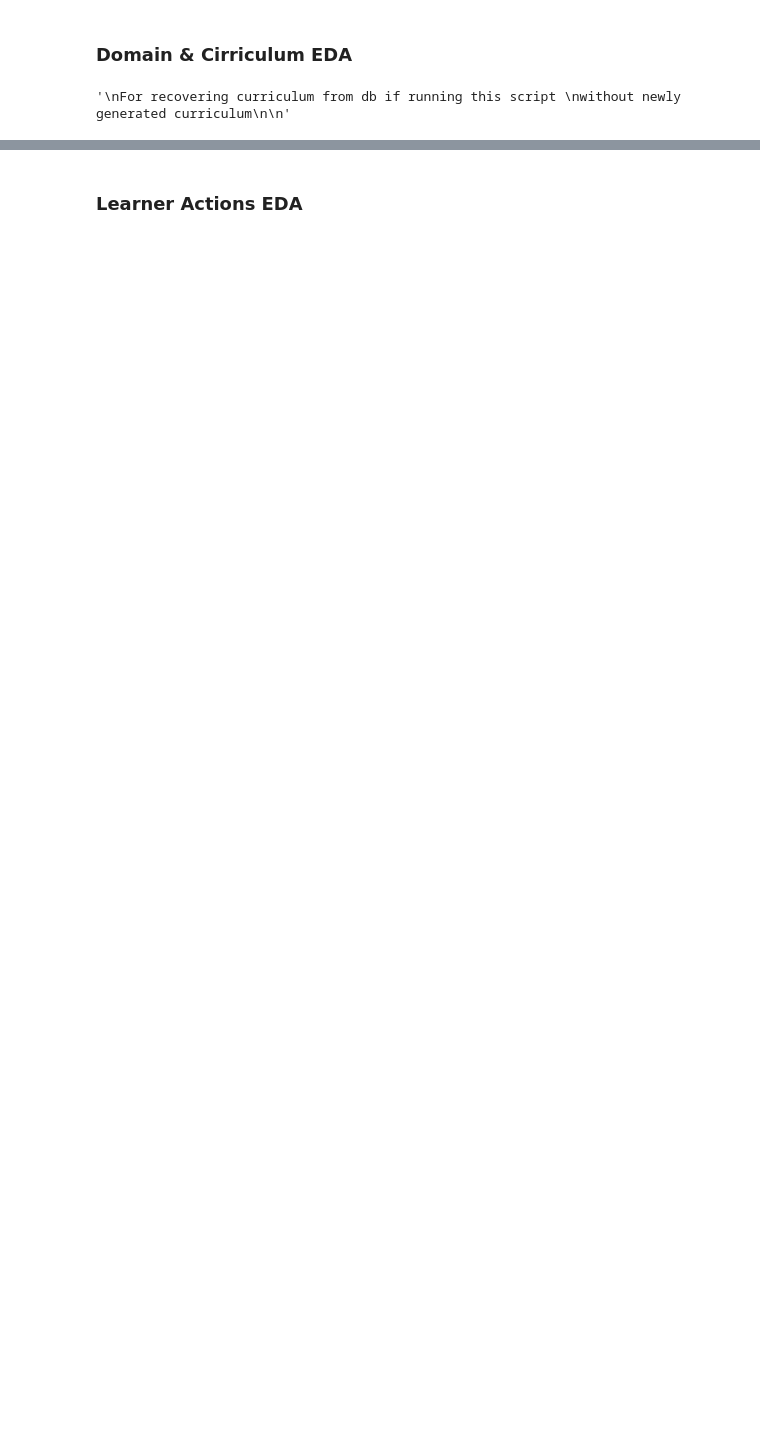
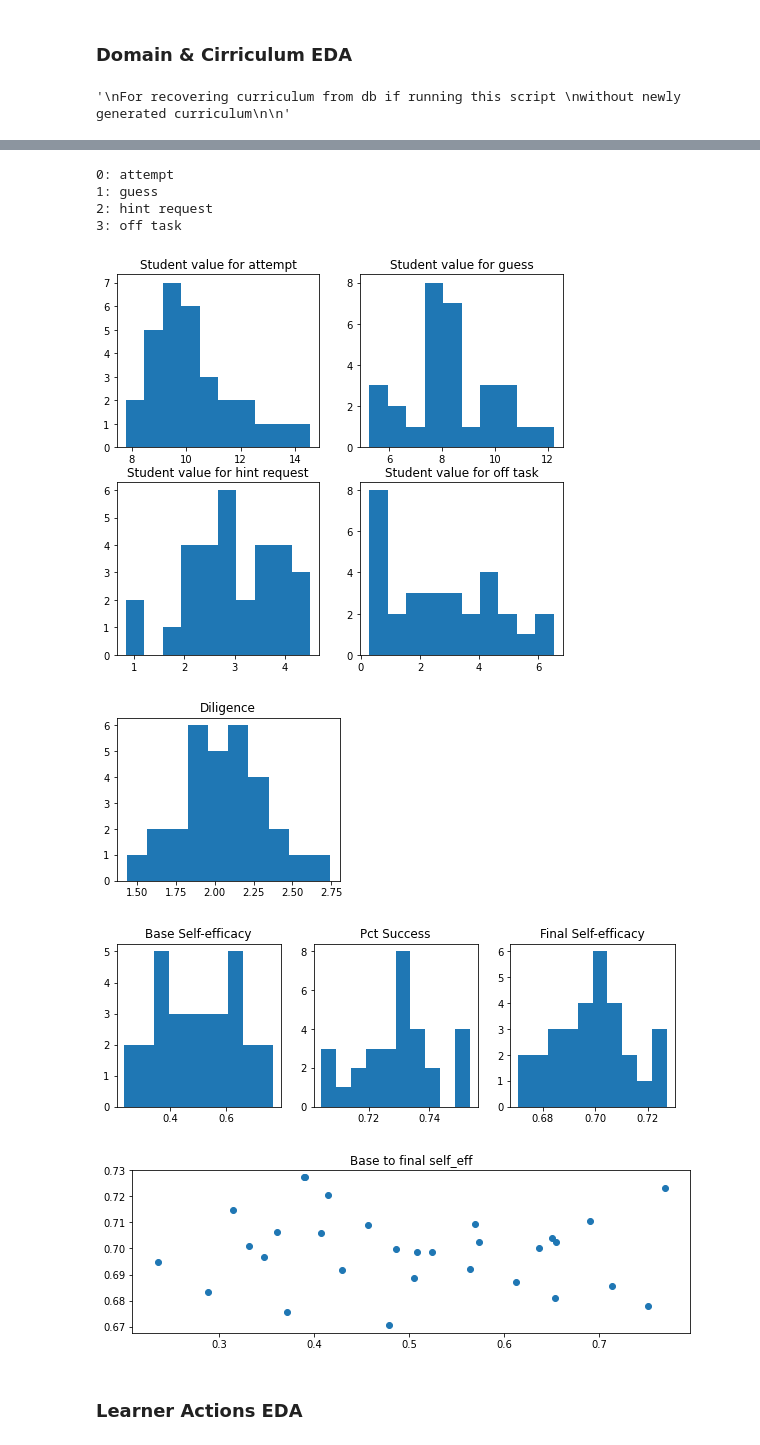
Before and after one commit to stevencdang/MotivSim, a Jupyter notebook: notebooks/SelfEfficacyLearnerTuning.ipynb, the cells around one changed output, grey strips where cells are left out. Drawn from its saved outputs; the diff is of its cells as text; code cells hidden in the pictures; blank space fills up the shorter version.

```diff
--- a/notebooks/SelfEfficacyLearnerTuning.ipynb
+++ b/notebooks/SelfEfficacyLearnerTuning.ipynb
@@ -379,3 +396,44 @@ dtype: int64
+# %%
+# Plot Values & Diligence
+plt.figure(figsize=(8,7))
+for i,val in enumerate(sim_students['values'][0].keys()):
+    print("%i: %s" % (i, val))
+    plt.subplot(2,2,i+1)
+    plt.hist(sim_students['values'].apply(lambda x: x[val]), bins=10)
+    plt.title('Student value for %s' % val)
+
+plt.show()
+
+plt.figure(figsize=(4,3))
+plt.hist(sim_students['diligence'], bins=10)
+plt.title("Diligence")
+plt.show()
+
+plt.figure(figsize=(10,3))
+plt.subplot(1,3,1)
+plt.hist(sim_students['self_eff'], bins=10)
+plt.title("Base Self-efficacy")
+plt.subplot(1,3,2)
+plt.hist(sim_students['pct success'], bins=10)
+plt.title("Pct Success")
+plt.subplot(1,3,3)
+plt.hist(sim_students['final self-eff'], bins=10)
+plt.title("Final Self-efficacy")
+plt.show()
+
+plt.figure(figsize=(10,3))
+plt.scatter(sim_students['self_eff'], sim_students['final self-eff'])
+plt.title("Base to final self_eff")
+plt.show()
+# %% [output]
+0: attempt
+1: guess
+2: hint request
+3: off task
+[figure, added]
+[figure, added]
+[figure, added]
+[figure, added]
 # %% [markdown]
 ### Learner Actions EDA
 # %%
```
Also changed, not shown: parts of 40 cells of this notebook, 11 other files.
